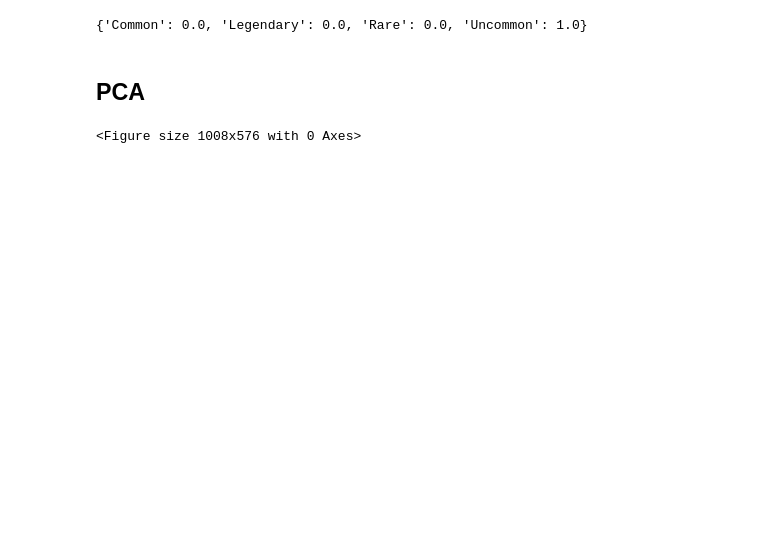
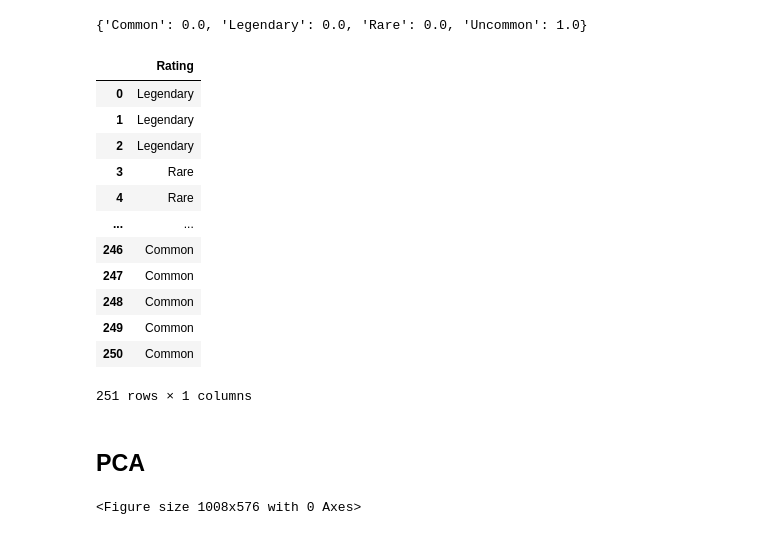
Before and after one commit to arditobryan/pythonkai, a Jupyter notebook: ML_for_beginners/Project3_knn_classifier/knn_classifier.ipynb, the cells around one changed output. Saved outputs shown, nothing was run; the diff lists cells and outputs as text; code cells hidden in the pictures; blank space fills up the shorter version.

```diff
--- a/ML_for_beginners/Project3_knn_classifier/knn_classifier.ipynb
+++ b/ML_for_beginners/Project3_knn_classifier/knn_classifier.ipynb
@@ -61,6 +60,22 @@ dict(zip(list_ratings, list_prob))
 for el in neigh.kneighbors([new])[1].tolist()[0]:
     #display(pd.DataFrame(df.iloc[el]))
     pass
+# %%
+y
+# %% [output]
+|  | Rating |
+| 0 | Legendary |
+| 1 | Legendary |
+| 2 | Legendary |
+| 3 | Rare |
+| 4 | Rare |
+| ... | ... |
+| 246 | Common |
+| 247 | Common |
+| 248 | Common |
+| 249 | Common |
+| 250 | Common |
+251 rows × 1 columns
 # %% [markdown]
 ## PCA
 # %%
```
Also changed, not shown: parts of 2 cells of this notebook, 5 other files.
